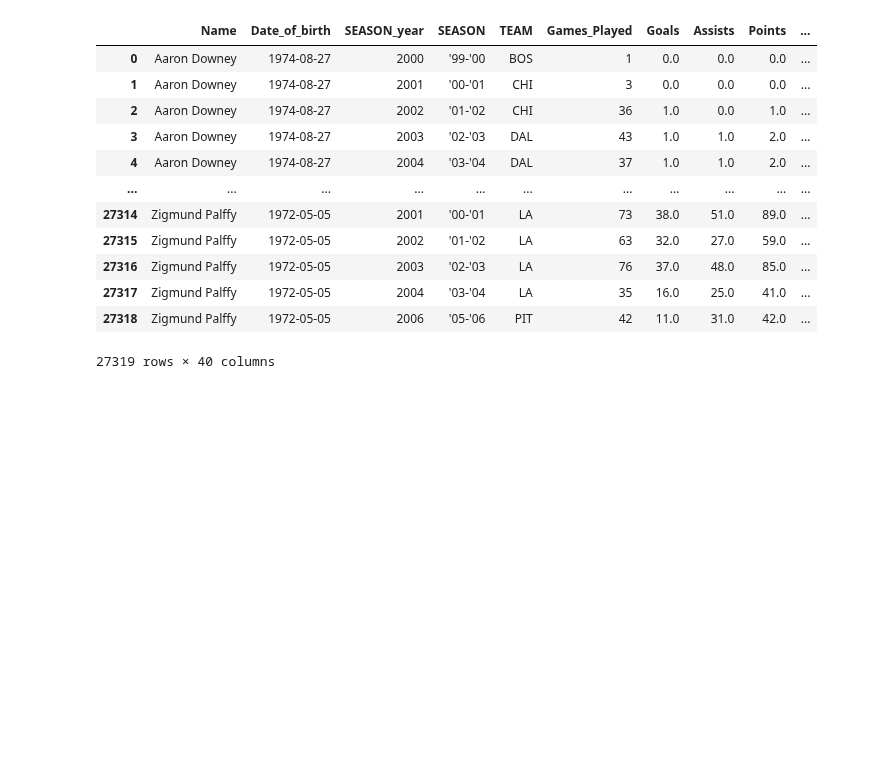
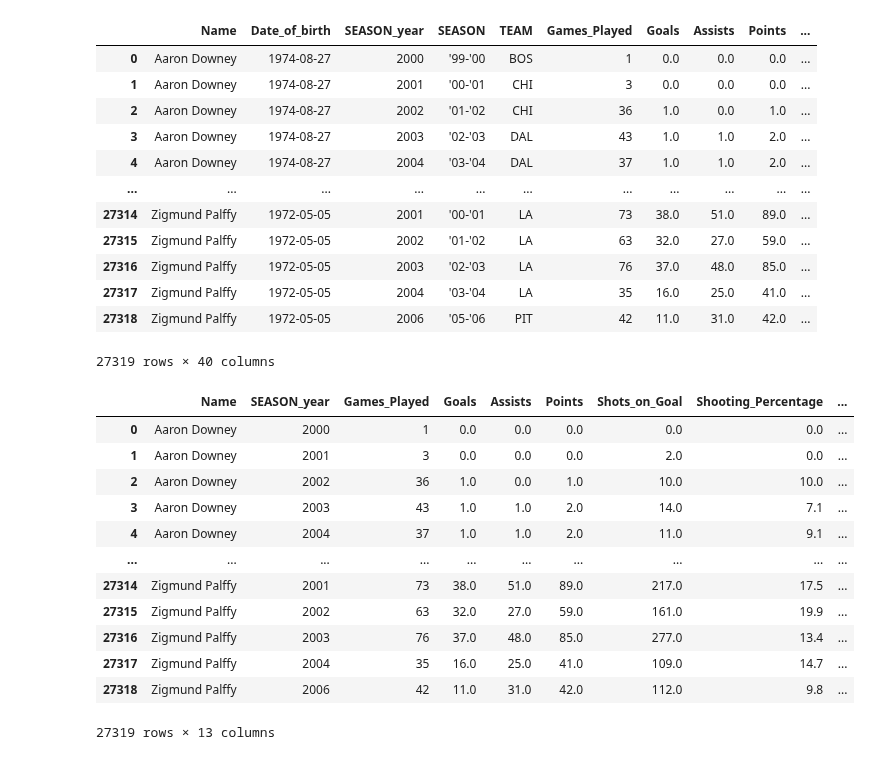
Before and after one commit to data301-2021-winter1/project-group38-project, a Jupyter notebook: notebooks/analysis1.ipynb, the cells around one changed output. Saved outputs shown, nothing was run; the diff lists cells and outputs as text; code cells hidden in the pictures; blank space fills up the shorter version.

```diff
--- a/notebooks/analysis1.ipynb
+++ b/notebooks/analysis1.ipynb
@@ -21,3 +23,23 @@ pd.read_csv("../data/raw/NHL_Players_Statistics.csv", sep=";")
 | 27317 | Zigmund Palffy | 1972-05-05 | 2004 | '03-'04 | LA | 35 | 16.0 | 25.0 | 41.0 | ... |
 | 27318 | Zigmund Palffy | 1972-05-05 | 2006 | '05-'06 | PIT | 42 | 11.0 | 31.0 | 42.0 | ... |
 27319 rows × 40 columns
+# %%
+# Step 2 of analysis Pipeline, Cleaning data by dropping columns I will not be using (anything not to do with player size and points) and removing missing data.
+nhlSkaterSize_GoalsInitialClean=nhlData.drop(["Date_of_birth","TEAM","Place_of_birth","Saves","Save_Percentage","Shutouts","Goals_Against","Goals_Against_Average","Shots_Against",
+                                   "Time_on_Ice_per_Game",'Games_Started','Number',"Overtime_Losses","Ties","PowerPlay_Goals","PowerPlay_Assists","Short_Goals",
+                                    "Short_Assists","Game_Tying_Goals","SEASON","Game_Winning_Goals","Production","Wins","Losses","Experience","PlusMinus_Ratings", "Penalty_Minutes"],axis=1)
+nhlSkaterSize_GoalsInitialClean
+# %% [output]
+|  | Name | SEASON_year | Games_Played | Goals | Assists | Points | Shots_on_Goal | Shooting_Percentage | ... |
+| 0 | Aaron Downey | 2000 | 1 | 0.0 | 0.0 | 0.0 | 0.0 | 0.0 | ... |
+| 1 | Aaron Downey | 2001 | 3 | 0.0 | 0.0 | 0.0 | 2.0 | 0.0 | ... |
+| 2 | Aaron Downey | 2002 | 36 | 1.0 | 0.0 | 1.0 | 10.0 | 10.0 | ... |
+| 3 | Aaron Downey | 2003 | 43 | 1.0 | 1.0 | 2.0 | 14.0 | 7.1 | ... |
+| 4 | Aaron Downey | 2004 | 37 | 1.0 | 1.0 | 2.0 | 11.0 | 9.1 | ... |
+| ... | ... | ... | ... | ... | ... | ... | ... | ... | ... |
+| 27314 | Zigmund Palffy | 2001 | 73 | 38.0 | 51.0 | 89.0 | 217.0 | 17.5 | ... |
+| 27315 | Zigmund Palffy | 2002 | 63 | 32.0 | 27.0 | 59.0 | 161.0 | 19.9 | ... |
+| 27316 | Zigmund Palffy | 2003 | 76 | 37.0 | 48.0 | 85.0 | 277.0 | 13.4 | ... |
+| 27317 | Zigmund Palffy | 2004 | 35 | 16.0 | 25.0 | 41.0 | 109.0 | 14.7 | ... |
+| 27318 | Zigmund Palffy | 2006 | 42 | 11.0 | 31.0 | 42.0 | 112.0 | 9.8 | ... |
+27319 rows × 13 columns
```
Also changed, not shown: parts of 6 cells of this notebook.
